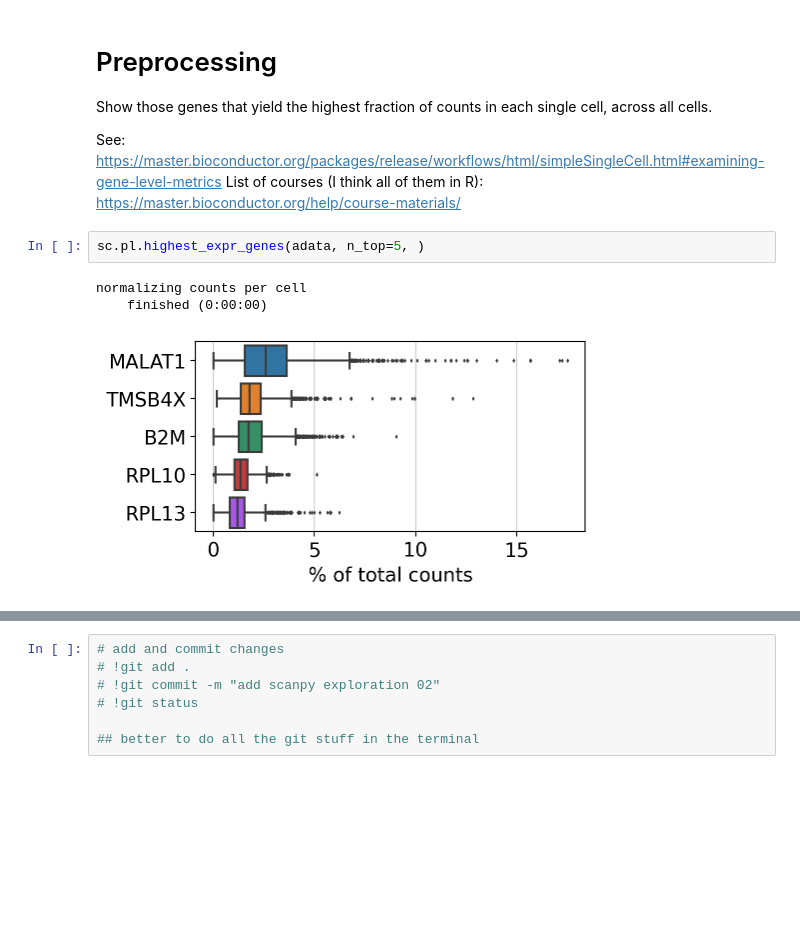
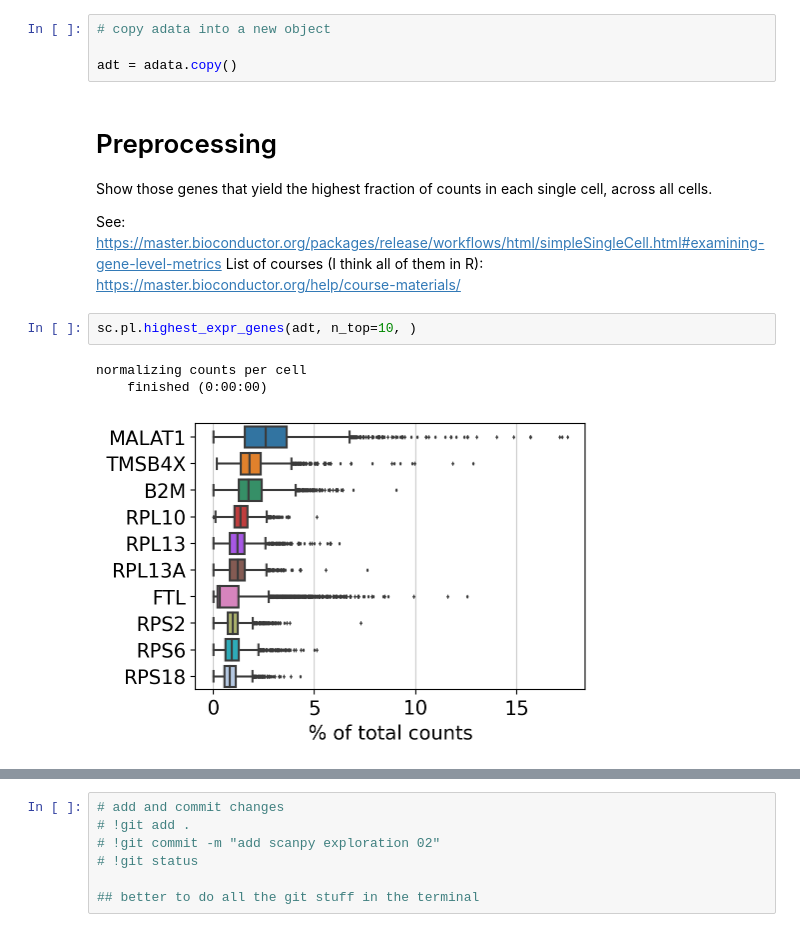
Before and after one commit to IvaroEkel/SingleCell_DataAnalysis, a Jupyter notebook: notebooks/0.2_scanpy_exploration.ipynb, the cells around one changed output, grey strips where cells are left out. Drawn from its saved outputs; the diff is of its cells as text; blank space fills up the shorter version.

Commit message:
some progress and copy adata to adt

```diff
--- a/notebooks/0.2_scanpy_exploration.ipynb
+++ b/notebooks/0.2_scanpy_exploration.ipynb
@@ -58,6 +60,10 @@ adata
 # %% [output]
 AnnData object with n_obs × n_vars = 2700 × 32738
     var: 'gene_ids'
+# %%
+# copy adata into a new object
+
+adt = adata.copy()
 # %% [markdown]
 # Preprocessing
 
@@ -66,8 +72,8 @@ Show those genes that yield the highest fraction of counts in each single cell,
 See: https://master.bioconductor.org/packages/release/workflows/html/simpleSingleCell.html#examining-gene-level-metrics
 List of courses (I think all of them in R): https://master.bioconductor.org/help/course-materials/
 # %%
-sc.pl.highest_expr_genes(adata, n_top=5, )
+sc.pl.highest_expr_genes(adt, n_top=10, )
 # %% [output]
 normalizing counts per cell
     finished (0:00:00)
-[figure, old version]
+[figure, new version]
```
Also changed, not shown: parts of 5 cells of this notebook.
